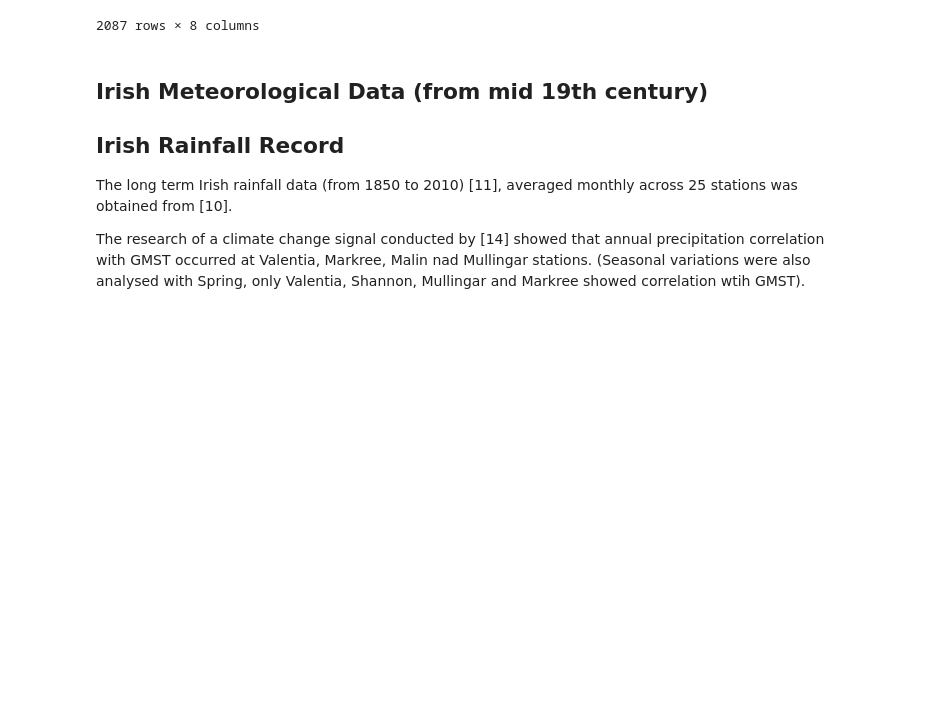
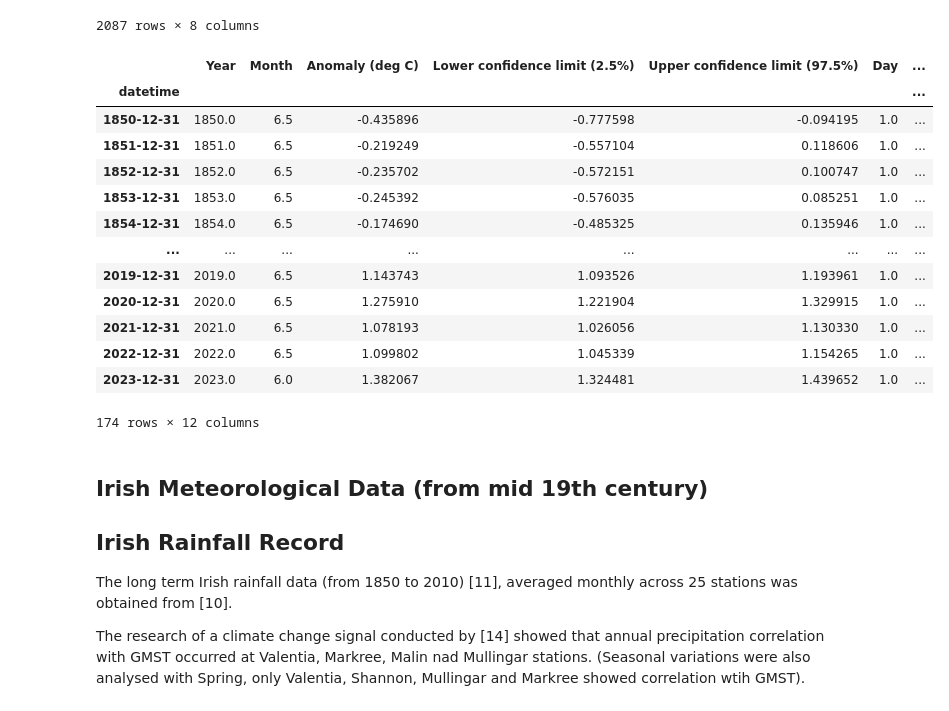
Before and after one commit to Eilis9/PfDA_Project2, a Jupyter notebook: analysis.ipynb, the cells around one changed output. Cells and saved outputs as stored; diff of their text form; code cells hidden in the pictures; blank space fills up the shorter version.

```diff
--- a/analysis.ipynb
+++ b/analysis.ipynb
@@ -359,16 +340,32 @@ GMST_anom_1850
 # %%
 # Add in the HadCRUT5 data  for the Northern Hemisphere
 HadCRUT = pd.read_csv('data/HadCRUT.5.0.2.0.analysis.summary_series.northern_hemisphere.monthly.csv')
 HadCRUT['Day'] =1
 HadCRUT['datetime'] = pd.to_datetime(HadCRUT[['Year', 'Month', 'Day']])
 # Monthly resample
 HadCRUT.set_index('datetime', inplace=True)
 HadCRUT_mean = HadCRUT.resample('Y').mean(numeric_only=True)
 HadCRUT_Berkeley = pd.merge_ordered(HadCRUT, GMST_anom_1850, how='outer', on=['Year', 'Month'])
 HadCRUT_Berkeley['Day'] =1
 HadCRUT_Berkeley['datetime'] = pd.to_datetime(HadCRUT_Berkeley[['Year', 'Month', 'Day']])
 HadCRUT_Berkeley.set_index('datetime', inplace=True)
 HadCRUT_Berkeley_mean = HadCRUT_Berkeley.resample('Y').mean(numeric_only=True)
+HadCRUT_Berkeley_mean
+# %% [output]
+|  | Year | Month | Anomaly (deg C) | Lower confidence limit (2.5%) | Upper confidence limit (97.5%) | Day | ... |
+| datetime |  |  |  |  |  |  | ... |
+| 1850-12-31 | 1850.0 | 6.5 | -0.435896 | -0.777598 | -0.094195 | 1.0 | ... |
+| 1851-12-31 | 1851.0 | 6.5 | -0.219249 | -0.557104 | 0.118606 | 1.0 | ... |
+| 1852-12-31 | 1852.0 | 6.5 | -0.235702 | -0.572151 | 0.100747 | 1.0 | ... |
+| 1853-12-31 | 1853.0 | 6.5 | -0.245392 | -0.576035 | 0.085251 | 1.0 | ... |
+| 1854-12-31 | 1854.0 | 6.5 | -0.174690 | -0.485325 | 0.135946 | 1.0 | ... |
+| ... | ... | ... | ... | ... | ... | ... | ... |
+| 2019-12-31 | 2019.0 | 6.5 | 1.143743 | 1.093526 | 1.193961 | 1.0 | ... |
+| 2020-12-31 | 2020.0 | 6.5 | 1.275910 | 1.221904 | 1.329915 | 1.0 | ... |
+| 2021-12-31 | 2021.0 | 6.5 | 1.078193 | 1.026056 | 1.130330 | 1.0 | ... |
+| 2022-12-31 | 2022.0 | 6.5 | 1.099802 | 1.045339 | 1.154265 | 1.0 | ... |
+| 2023-12-31 | 2023.0 | 6.0 | 1.382067 | 1.324481 | 1.439652 | 1.0 | ... |
+174 rows × 12 columns
 # %% [markdown]
 ## Irish Meteorological Data (from mid 19th century)
 ## Irish Rainfall Record
```
Also changed, not shown: parts of 26 cells of this notebook.
